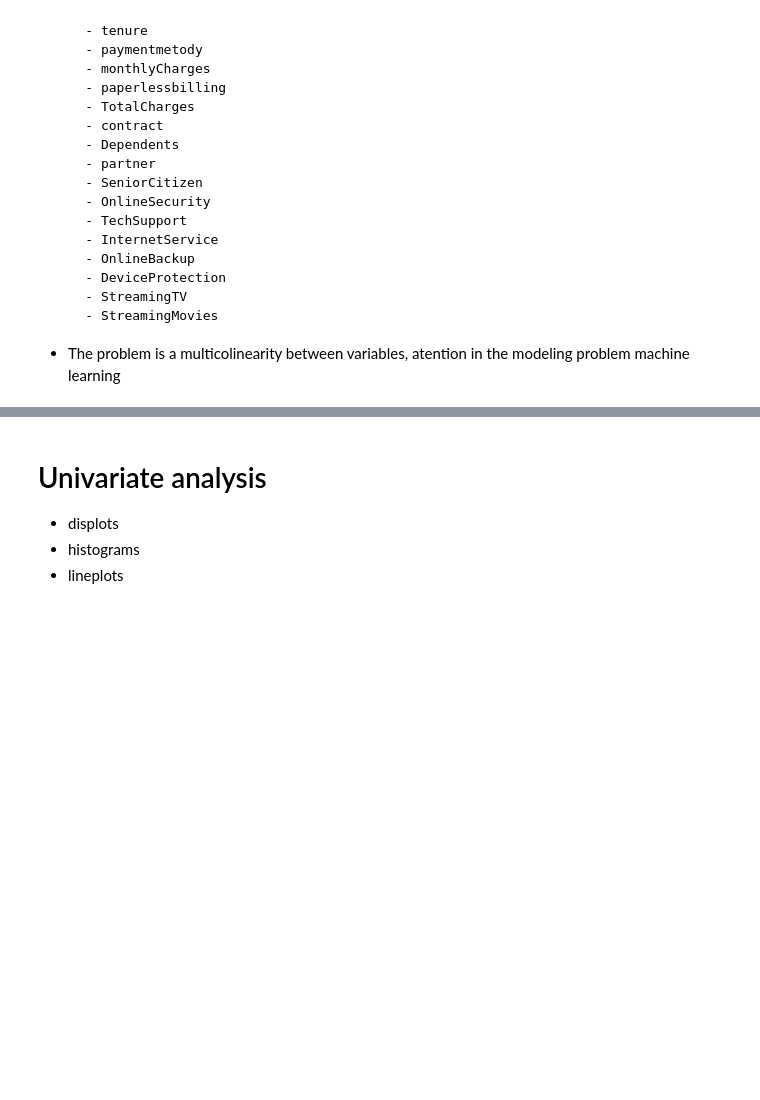
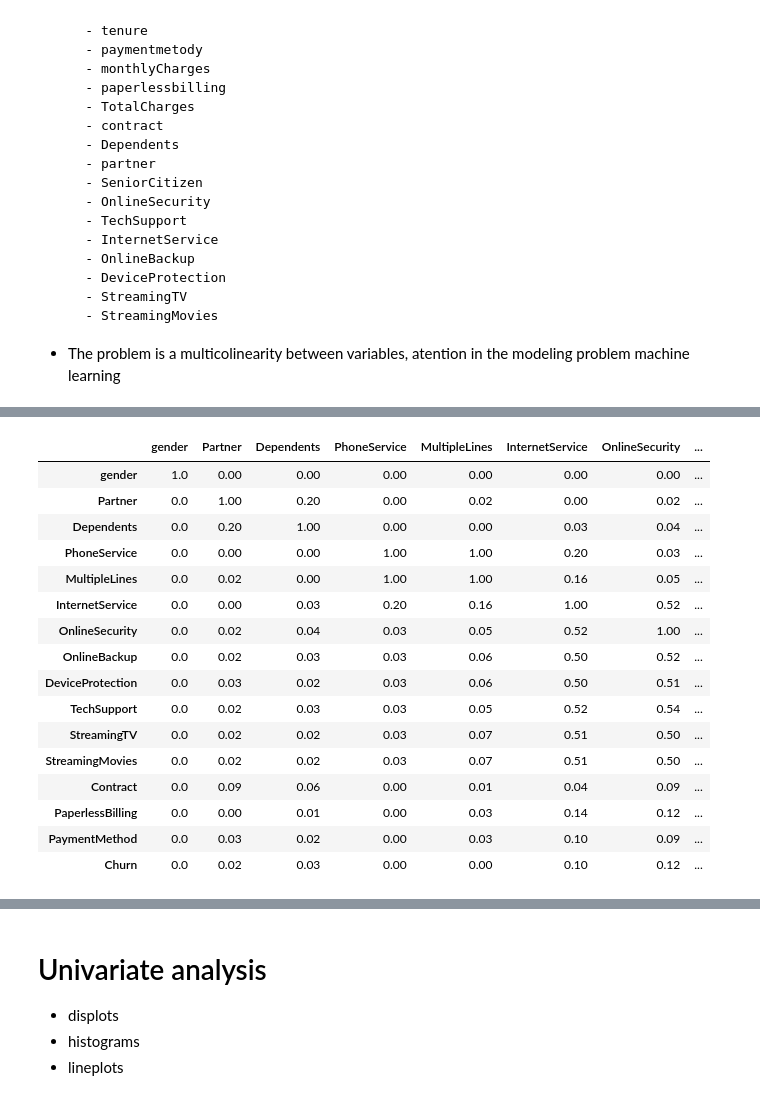
Before and after one commit to Eric-Oliveira-ds/Telco-Customer-Churn, a Jupyter notebook: notebook/EDA.ipynb, the cells around one changed output, grey strips where cells are left out. Saved outputs shown, nothing was run; the diff lists cells and outputs as text; code cells hidden in the pictures; blank space fills up the shorter version.

```diff
--- a/notebook/EDA.ipynb
+++ b/notebook/EDA.ipynb
@@ -293,0 +338,20 @@ Deprecated in NumPy 1.20; for more details and guidance: https://numpy.org/devdo
+# %%
+df_cramer_results
+# %% [output]
+|  | gender | Partner | Dependents | PhoneService | MultipleLines | InternetService | OnlineSecurity | ... |
+| gender | 1.0 | 0.00 | 0.00 | 0.00 | 0.00 | 0.00 | 0.00 | ... |
+| Partner | 0.0 | 1.00 | 0.20 | 0.00 | 0.02 | 0.00 | 0.02 | ... |
+| Dependents | 0.0 | 0.20 | 1.00 | 0.00 | 0.00 | 0.03 | 0.04 | ... |
+| PhoneService | 0.0 | 0.00 | 0.00 | 1.00 | 1.00 | 0.20 | 0.03 | ... |
+| MultipleLines | 0.0 | 0.02 | 0.00 | 1.00 | 1.00 | 0.16 | 0.05 | ... |
+| InternetService | 0.0 | 0.00 | 0.03 | 0.20 | 0.16 | 1.00 | 0.52 | ... |
+| OnlineSecurity | 0.0 | 0.02 | 0.04 | 0.03 | 0.05 | 0.52 | 1.00 | ... |
+| OnlineBackup | 0.0 | 0.02 | 0.03 | 0.03 | 0.06 | 0.50 | 0.52 | ... |
+| DeviceProtection | 0.0 | 0.03 | 0.02 | 0.03 | 0.06 | 0.50 | 0.51 | ... |
+| TechSupport | 0.0 | 0.02 | 0.03 | 0.03 | 0.05 | 0.52 | 0.54 | ... |
+| StreamingTV | 0.0 | 0.02 | 0.02 | 0.03 | 0.07 | 0.51 | 0.50 | ... |
+| StreamingMovies | 0.0 | 0.02 | 0.02 | 0.03 | 0.07 | 0.51 | 0.50 | ... |
+| Contract | 0.0 | 0.09 | 0.06 | 0.00 | 0.01 | 0.04 | 0.09 | ... |
+| PaperlessBilling | 0.0 | 0.00 | 0.01 | 0.00 | 0.03 | 0.14 | 0.12 | ... |
+| PaymentMethod | 0.0 | 0.03 | 0.02 | 0.00 | 0.03 | 0.10 | 0.09 | ... |
+| Churn | 0.0 | 0.02 | 0.03 | 0.00 | 0.00 | 0.10 | 0.12 | ... |
```
Also changed, not shown: parts of 21 cells of this notebook.
